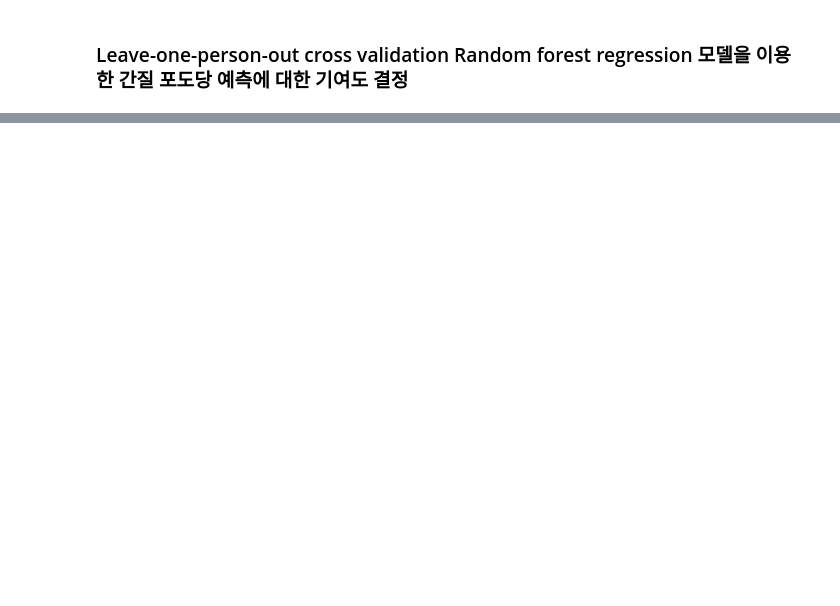
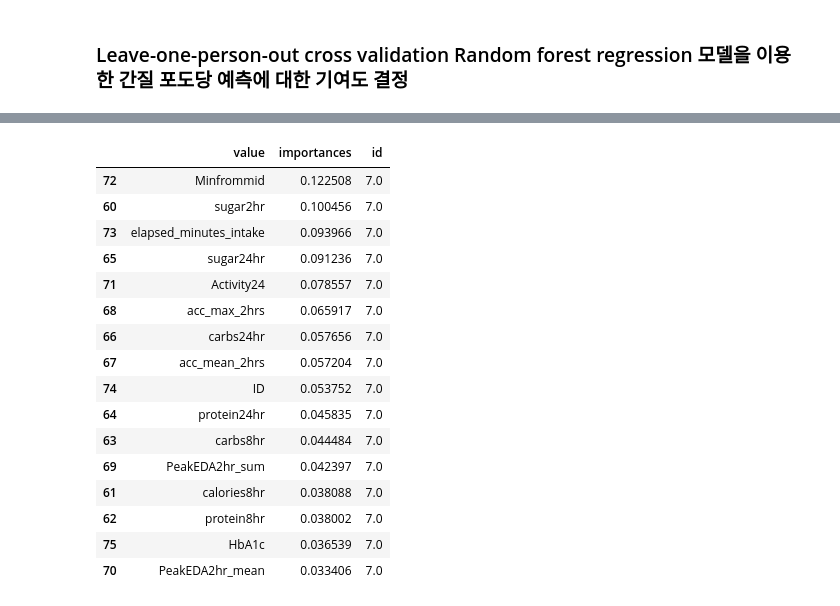
Before and after one commit to gjlee0802/engineering-digital-biomarkers, a Jupyter notebook: randomforest_regressor.ipynb, the cells around one changed output, grey strips where cells are left out. Cells and saved outputs as stored; diff of their text form; code cells hidden in the pictures; blank space fills up the shorter version.

```diff
--- a/randomforest_regressor.ipynb
+++ b/randomforest_regressor.ipynb
@@ -446,0 +469,20 @@ plt.show()
+# %%
+importances[importances['id'] == '7.0'].sort_values(by='importances', ascending=False)
+# %% [output]
+|  | value | importances | id |
+| 72 | Minfrommid | 0.122508 | 7.0 |
+| 60 | sugar2hr | 0.100456 | 7.0 |
+| 73 | elapsed_minutes_intake | 0.093966 | 7.0 |
+| 65 | sugar24hr | 0.091236 | 7.0 |
+| 71 | Activity24 | 0.078557 | 7.0 |
+| 68 | acc_max_2hrs | 0.065917 | 7.0 |
+| 66 | carbs24hr | 0.057656 | 7.0 |
+| 67 | acc_mean_2hrs | 0.057204 | 7.0 |
+| 74 | ID | 0.053752 | 7.0 |
+| 64 | protein24hr | 0.045835 | 7.0 |
+| 63 | carbs8hr | 0.044484 | 7.0 |
+| 69 | PeakEDA2hr_sum | 0.042397 | 7.0 |
+| 61 | calories8hr | 0.038088 | 7.0 |
+| 62 | protein8hr | 0.038002 | 7.0 |
+| 75 | HbA1c | 0.036539 | 7.0 |
+| 70 | PeakEDA2hr_mean | 0.033406 | 7.0 |
```
Also changed, not shown: parts of 14 cells of this notebook, 1 other file.
